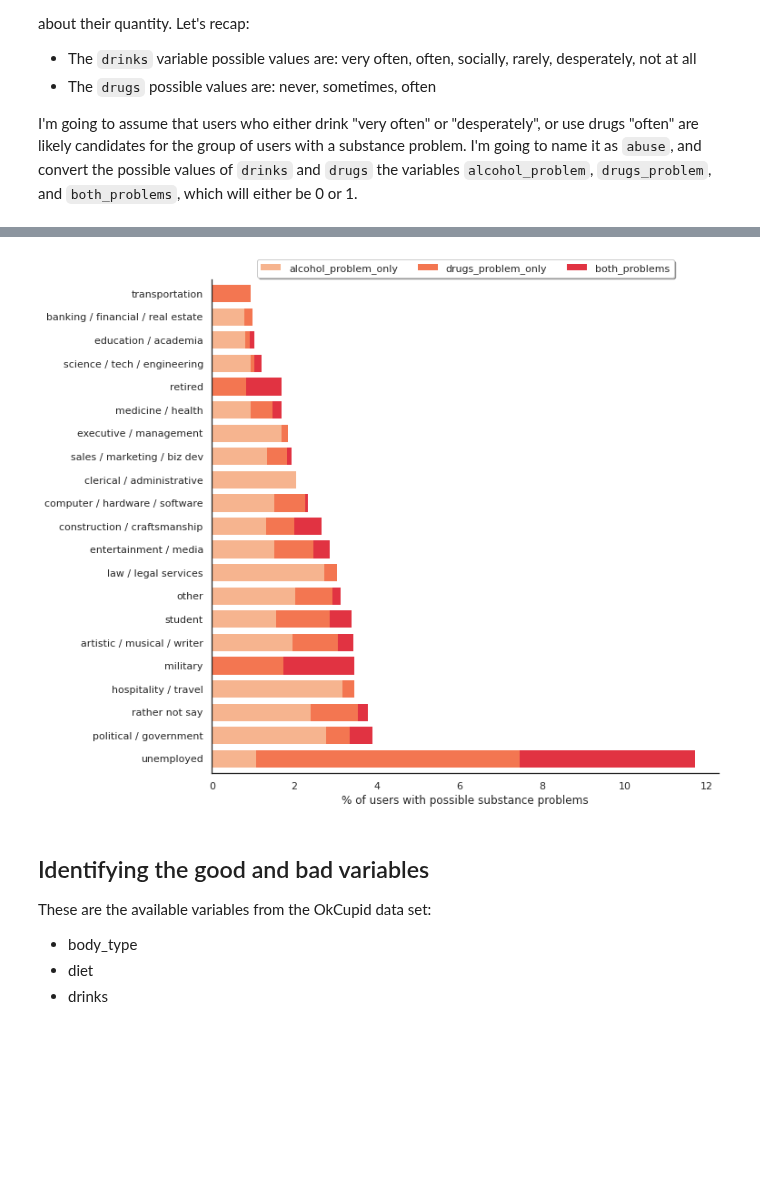
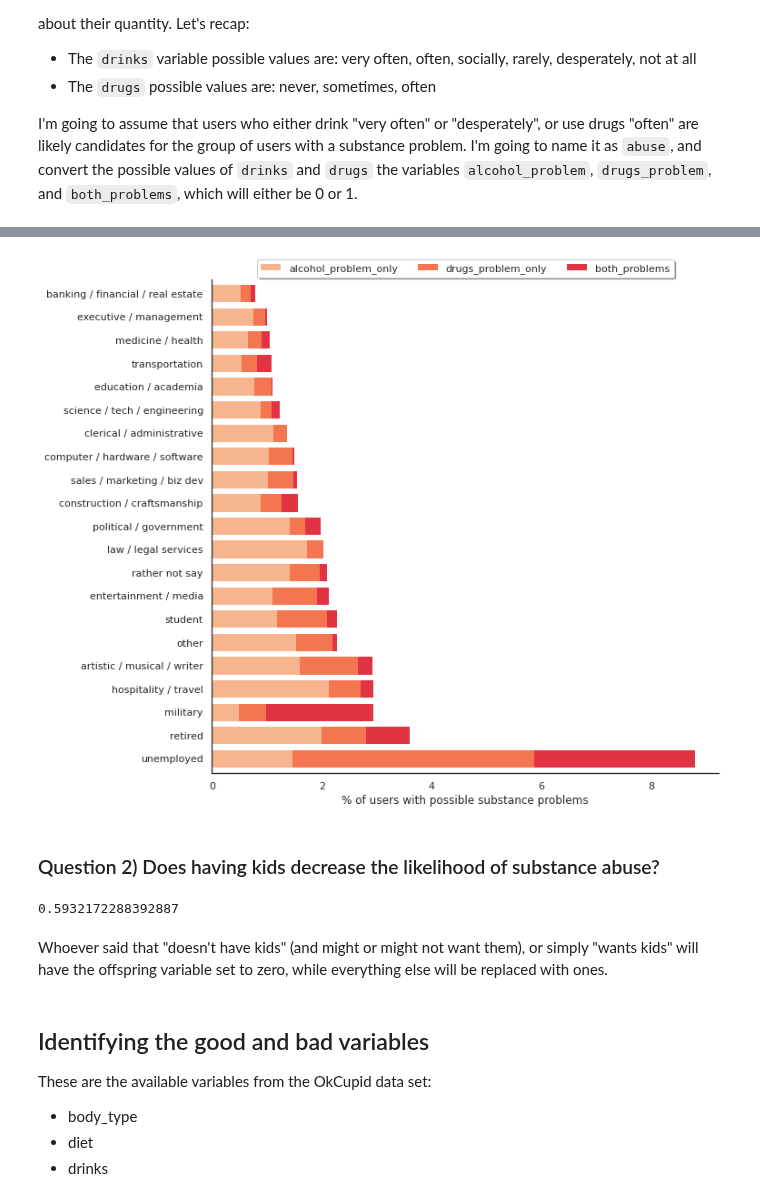
Before and after one commit to brunoarine/substance-problem-study, a Jupyter notebook: notebooks/project.ipynb, the cells around one changed output, grey strips where cells are left out. Saved outputs shown, nothing was run; the diff lists cells and outputs as text; code cells hidden in the pictures; blank space fills up the shorter version.

Commit message:
fix: Change order of Question 2 exploration

```diff
--- a/notebooks/project.ipynb
+++ b/notebooks/project.ipynb
@@ -70,4 +56,2 @@ sns.set_theme(style="whitegrid")
 # %%
-df_dummy["job"].fillna("rather not say", inplace=True)
-job_relative = df_dummy.groupby("job")['abuse'].mean().sort_values().to_frame()
-job_relative
+df["job"].fillna("rather not say", inplace=True)
@@ -93,20 +80,25 @@ job_relative
 # %%
-sns.set_style("white")
 
-sns.set_palette("rocket_r")
-sns.set_context("notebook")
-jobs_stacked = df_dummy.groupby("job").mean()[['alcohol_problem_only',
+jobs_stacked = df.groupby("job").mean()[['alcohol_problem_only',
                                                'drugs_problem_only',
                                                'both_problems',
                                                'abuse']].sort_values('abuse')*100
 jobs_stacked.drop('abuse', axis=1, inplace=True)
 jobs_stacked.plot(kind='barh', stacked=True, figsize=(10,10), width=0.75, linewidth=0)
 plt.ylabel("")
 plt.xlabel("% of users with possible substance problems")
 plt.gca().invert_yaxis()
 plt.legend(loc='upper center', bbox_to_anchor=(0.5, 1.05),
           ncol=3, fancybox=True, shadow=True)
 sns.despine()
 plt.show()
 # %% [output]
-[figure, old version]
+[figure, new version]
+# %% [markdown]
+### Question 2) Does having kids decrease the likelihood of substance abuse?
+# %%
+df['offspring'].isnull().mean()
+# %% [output]
+0.5932172288392887
+# %% [markdown]
+Whoever said that "doesn't have kids" (and might or might not want them), or simply "wants kids" will have the offspring variable set to zero, while everything else will be replaced with ones.
```
Also changed, not shown: parts of 16 cells of this notebook.
